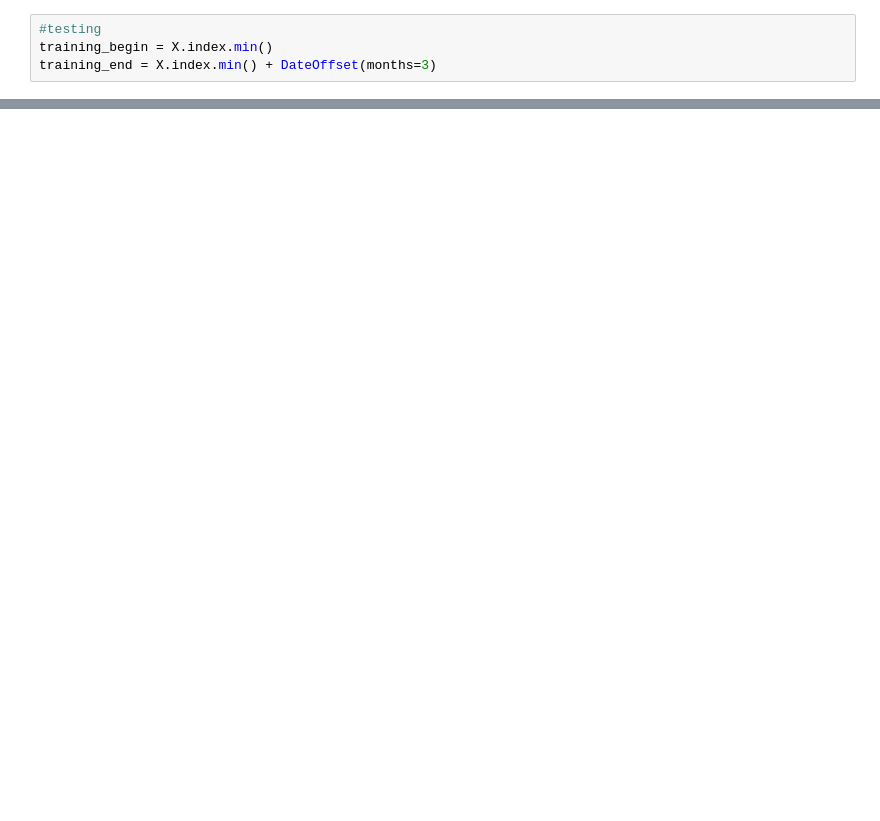
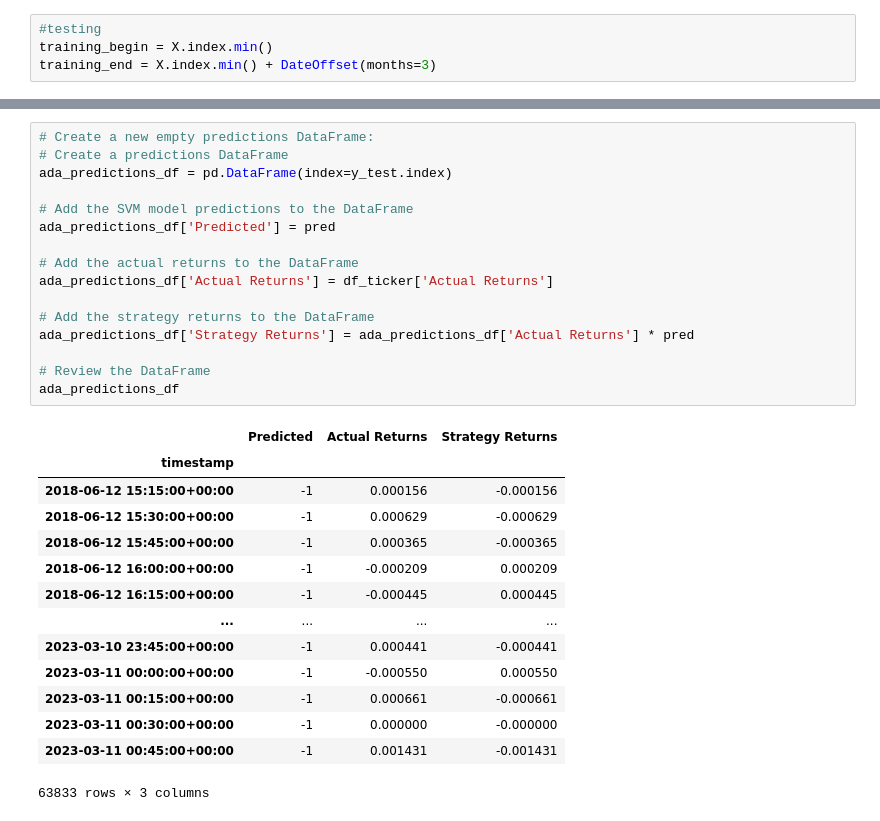
Before and after one commit to RoshanPaudyal/Project-2, a Jupyter notebook: Untitled-1.ipynb, the cells around one changed output, grey strips where cells are left out. Cells and saved outputs as stored; diff of their text form; blank space fills up the shorter version.

```diff
--- a/Untitled-1.ipynb
+++ b/Untitled-1.ipynb
@@ -137,0 +294,31 @@ svm_pred[:10]
+# %%
+# Create a new empty predictions DataFrame:
+# Create a predictions DataFrame
+ada_predictions_df = pd.DataFrame(index=y_test.index)
+
+# Add the SVM model predictions to the DataFrame
+ada_predictions_df['Predicted'] = pred
+
+# Add the actual returns to the DataFrame
+ada_predictions_df['Actual Returns'] = df_ticker['Actual Returns']
+
+# Add the strategy returns to the DataFrame
+ada_predictions_df['Strategy Returns'] = ada_predictions_df['Actual Returns'] * pred
+
+# Review the DataFrame
+ada_predictions_df
+# %% [output]
+|  | Predicted | Actual Returns | Strategy Returns |
+| timestamp |  |  |  |
+| 2018-06-12 15:15:00+00:00 | -1 | 0.000156 | -0.000156 |
+| 2018-06-12 15:30:00+00:00 | -1 | 0.000629 | -0.000629 |
+| 2018-06-12 15:45:00+00:00 | -1 | 0.000365 | -0.000365 |
+| 2018-06-12 16:00:00+00:00 | -1 | -0.000209 | 0.000209 |
+| 2018-06-12 16:15:00+00:00 | -1 | -0.000445 | 0.000445 |
+| ... | ... | ... | ... |
+| 2023-03-10 23:45:00+00:00 | -1 | 0.000441 | -0.000441 |
+| 2023-03-11 00:00:00+00:00 | -1 | -0.000550 | 0.000550 |
+| 2023-03-11 00:15:00+00:00 | -1 | 0.000661 | -0.000661 |
+| 2023-03-11 00:30:00+00:00 | -1 | 0.000000 | -0.000000 |
+| 2023-03-11 00:45:00+00:00 | -1 | 0.001431 | -0.001431 |
+63833 rows × 3 columns
```
Also changed, not shown: parts of 23 cells of this notebook, 2 other files.
